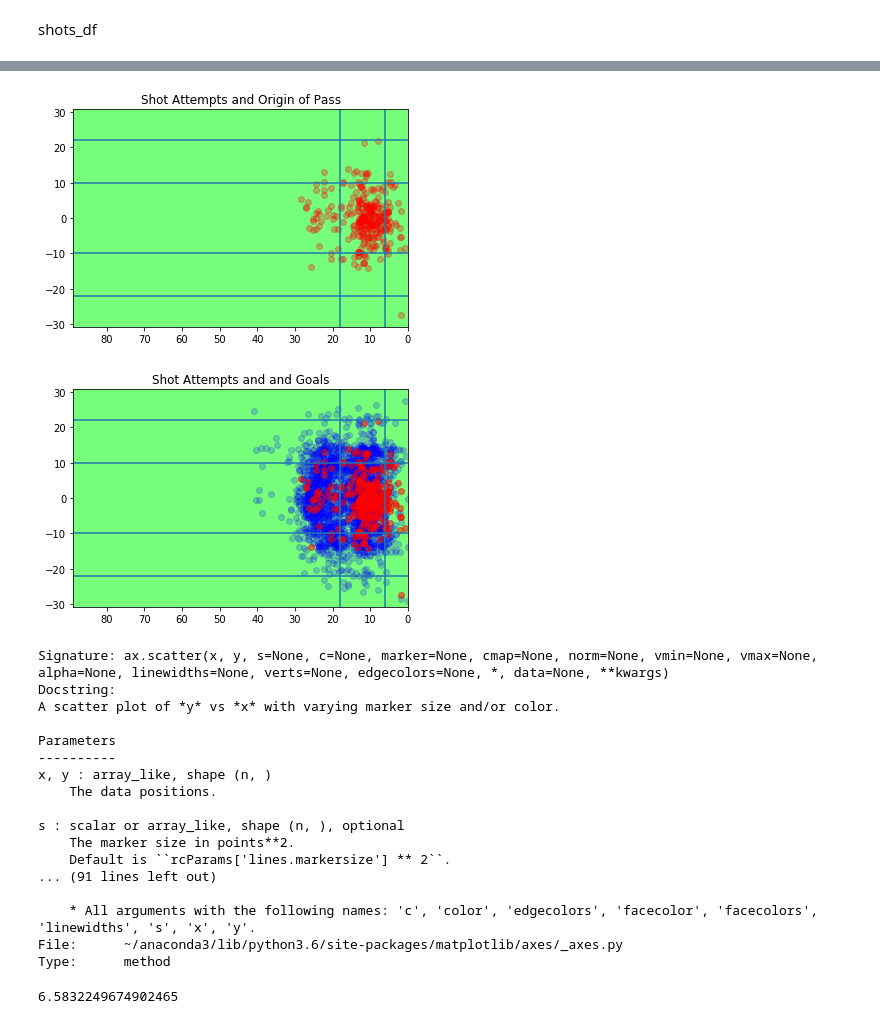
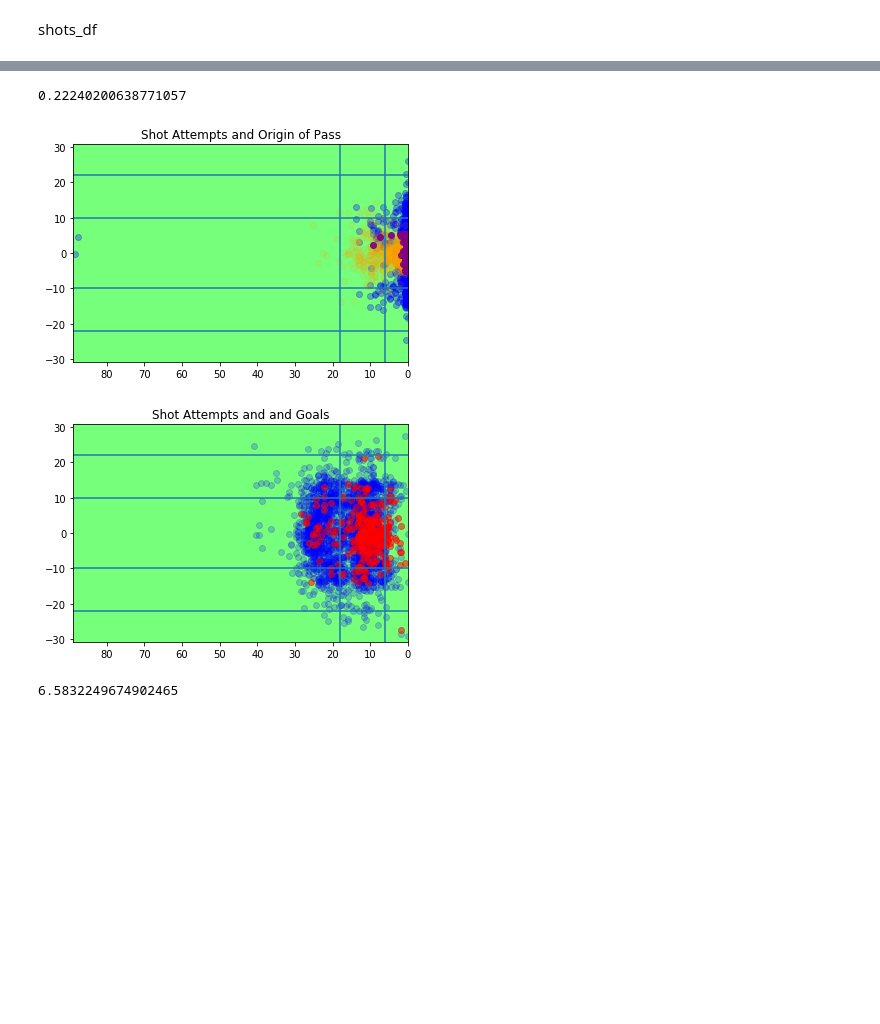
Before and after one commit to d-v-dlee/super_liga_xg, a Jupyter notebook: archives/_pickle_tables.ipynb, the cells around one changed output, grey strips where cells are left out. Drawn from its saved outputs; the diff is of its cells as text; code cells hidden in the pictures; blank space fills up the shorter version.

```diff
--- a/archives/_pickle_tables.ipynb
+++ b/archives/_pickle_tables.ipynb
@@ -1015,9 +1037,35 @@ shots_df.head()
+# %%
+shots_df[(shots_df['is_penalty_attempt'] == 0) & (shots_df['is_goal'] == 1.0)]['xG'].mean()
+# %% [output]
+0.22240200638771057
+# %%
+fig, ax = plt.subplots()
+# ax.scatter(shots_df[shots_df['is_goal']==1]['shot_coord_x1'], shots_df[shots_df['is_goal']==1]['shot_coord_y1'], alpha=0.3, color='red')
+# ax.scatter(shots_df[shots_df['is_goal']==1]['shot_coord_x1'], shots_df[shots_df['is_goal']==1]['shot_coord_y1'], alpha=0.3, color='red')
+ax.scatter(shots_df[shots_df['shot_type']==33]['shot_coord_x2'], shots_df[shots_df['shot_type']==33]['shot_coord_y2'], alpha=0.3, color='blue')
+ax.scatter(shots_df[shots_df['shot_type']==35]['shot_coord_x2'], shots_df[shots_df['shot_type']==35]['shot_coord_y2'], alpha=0.1, color='orange')
+ax.scatter(shots_df[shots_df['shot_type']==34]['shot_coord_x2'], shots_df[shots_df['shot_type']==34]['shot_coord_y2'], alpha=0.9, color='purple')
+# ax.scatter(shot_distance_df['pass_coord_x1'], shot_distance_df['pass_coord_y1'], color='red')
+# ax.scatter(transposed_df['pass_coord_x2'], transposed_df['pass_coord_y2'], color='yellow')
+ax.set_title('Shot Attempts and Origin of Pass')
+ax.set_xlim([88.88, 0])
+ax.set_ylim([-30.76, 30.76])
+ax.axvline(6)
+ax.axvline(18)
+ax.axhline(10, xmax=6)
+ax.axhline(-10, xmax=6)
+ax.axhline(22, xmax=18)
+ax.axhline(-22, xmax=18)
+ax.set_facecolor('xkcd:lightgreen')
+# %% [output]
+[figure, added]
 # %%
 fig, ax = plt.subplots()
-ax.scatter(shots_df[shots_df['is_goal']==1]['shot_coord_x1'], shots_df[shots_df['is_goal']==1]['shot_coord_y1'], alpha=0.3, color='red')
+ax.scatter(shots_df[shots_df['is_goal']==0]['shot_coord_x1'], shots_df[shots_df['is_goal']==0]['shot_coord_y1'], alpha=0.2, color='blue')
+ax.scatter(shots_df[shots_df['is_goal']==1]['shot_coord_x1'], shots_df[shots_df['is_goal']==1]['shot_coord_y1'], alpha=0.5, color='red')
 # ax.scatter(shot_distance_df['pass_coord_x1'], shot_distance_df['pass_coord_y1'], color='red')
 # ax.scatter(transposed_df['pass_coord_x2'], transposed_df['pass_coord_y2'], color='yellow')
-ax.set_title('Shot Attempts and Origin of Pass')
+ax.set_title('Shot Attempts and and Goals')
 ax.set_xlim([88.88, 0])
 ax.set_ylim([-30.76, 30.76])
 ax.axvline(6)
@@ -1028,43 +1076,7 @@ ax.axhline(22, xmax=18)
 ax.axhline(-22, xmax=18)
 ax.set_facecolor('xkcd:lightgreen')
 # %% [output]
-[figure, old version]
+[figure, new version]
-# %%
-fig, ax = plt.subplots()
-ax.scatter(shots_df[shots_df['is_goal']==0]['shot_coord_x1'], shots_df[shots_df['is_goal']==0]['shot_coord_y1'], alpha=0.2, color='blue')
-ax.scatter(shots_df[shots_df['is_goal']==1]['shot_coord_x1'], shots_df[shots_df['is_goal']==1]['shot_coord_y1'], alpha=0.5, color='red')
-ax.scatter?
-# ax.scatter(shot_distance_df['pass_coord_x1'], shot_distance_df['pass_coord_y1'], color='red')
-# ax.scatter(transposed_df['pass_coord_x2'], transposed_df['pass_coord_y2'], color='yellow')
-ax.set_title('Shot Attempts and and Goals')
-ax.set_xlim([88.88, 0])
-ax.set_ylim([-30.76, 30.76])
-ax.axvline(6)
-ax.axvline(18)
-ax.axhline(10, xmax=6)
-ax.axhline(-10, xmax=6)
-ax.axhline(22, xmax=18)
-ax.axhline(-22, xmax=18)
-ax.set_facecolor('xkcd:lightgreen')
-# %% [output]
-[figure, removed]
-Signature: ax.scatter(x, y, s=None, c=None, marker=None, cmap=None, norm=None, vmin=None, vmax=None, alpha=None, linewidths=None, verts=None, edgecolors=None, *, data=None, **kwargs)
-Docstring:
-A scatter plot of *y* vs *x* with varying marker size and/or color.
-
-Parameters
-----------
-x, y : array_like, shape (n, )
-    The data positions.
-
-s : scalar or array_like, shape (n, ), optional
-    The marker size in points**2.
-    Default is ``rcParams['lines.markersize'] ** 2``.
-... (91 lines left out)
-
-    * All arguments with the following names: 'c', 'color', 'edgecolors', 'facecolor', 'facecolors', 'linewidths', 's', 'x', 'y'.
-File:      ~/anaconda3/lib/python3.6/site-packages/matplotlib/axes/_axes.py
-Type:      method
 # %%
 405 / 61.52
 # %% [output]
```
Also changed, not shown: parts of 37 cells of this notebook, 4 other files.
